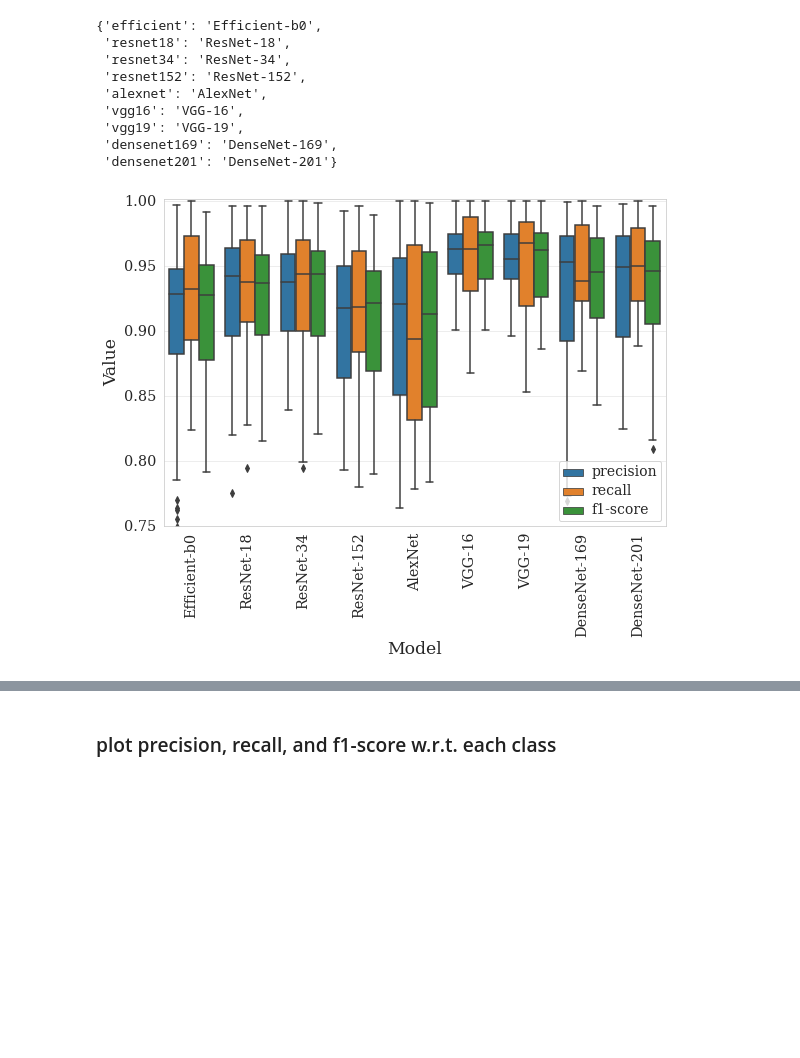
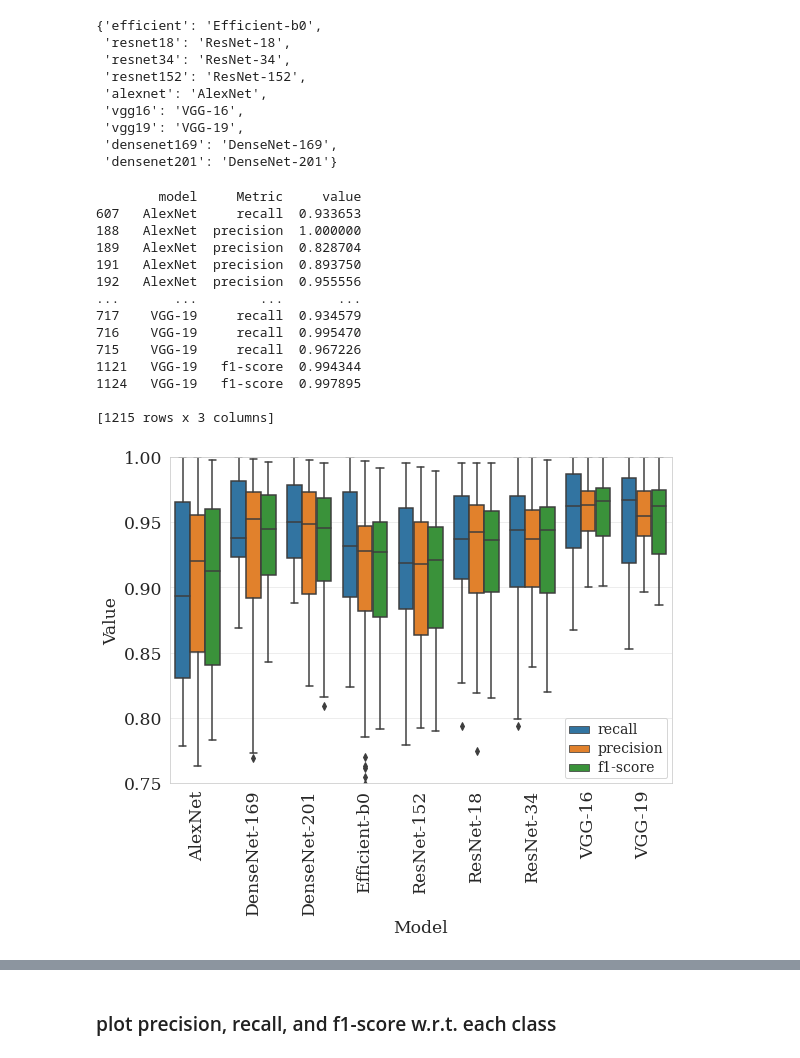
Before and after one commit to vprzybylo/cocpit, a Jupyter notebook: notebooks/make_plots.ipynb, the cells around one changed output, grey strips where cells are left out. Saved outputs shown, nothing was run; the diff lists cells and outputs as text; code cells hidden in the pictures; blank space fills up the shorter version.

```diff
--- a/notebooks/make_plots.ipynb
+++ b/notebooks/make_plots.ipynb
@@ -78,13 +97,29 @@ cocpit.classification_metrics.plot_confusion_matrix(all_preds, all_labels,
 # %% [markdown]
 A macro-average will compute the metric independently for each class and then take the average (hence treating all classes equally), whereas a micro-average will aggregate the contributions of all classes to compute the average metric. In a multi-class classification setup, macro-average is preferable if you suspect there might be class imbalance (i.e you may have many more examples of one class than of other classes).
 # %%
-#rename models for plotting
-model_names = ['efficient', 'resnet18', 'resnet34',
-               'resnet152', 'alexnet', 'vgg16', 'vgg19',
-               'densenet169', 'densenet201']
-new_names = ['Efficient-b0', 'ResNet-18', 'ResNet-34',
-               'ResNet-152', 'AlexNet', 'VGG-16', 'VGG-19',
-               'DenseNet-169', 'DenseNet-201']
+# rename models for plotting
+model_names = [
+    "efficient",
+    "resnet18",
+    "resnet34",
+    "resnet152",
+    "alexnet",
+    "vgg16",
+    "vgg19",
+    "densenet169",
+    "densenet201",
+]
+new_names = [
+    "Efficient-b0",
+    "ResNet-18",
+    "ResNet-34",
+    "ResNet-152",
+    "AlexNet",
+    "VGG-16",
+    "VGG-19",
+    "DenseNet-169",
+    "DenseNet-201",
+]
 convert_names = {model_names[i]: new_names[i] for i in range(len(new_names))}
 convert_names
 # %% [output]
@@ -98,14 +133,31 @@ convert_names
  'densenet169': 'DenseNet-169',
  'densenet201': 'DenseNet-201'}
 # %%
-'''
+"""
 classification report w.r.t. each model
 includes variability between classes and folds
-'''
-metric_filename = '/data/data/saved_accuracies/no_mask/save_val_metrics_e20_bs64_k5_9_no_blank.csv'
-save_name = '/data/data/plots/model_metrics_classes.pdf'
-cocpit.classification_metrics.plot_model_metric_folds(metric_filename, convert_names, save_name,
-                                                      plot_classes=True, save_fig=True)
+"""
+metric_filename = (
+    "/data/data/saved_accuracies/no_mask/save_val_metrics_e20_bs64_k5_9_no_blank.csv"
+)
+save_name = "/data/data/plots/model_metrics_noavg.pdf"
+cocpit.classification_metrics.plot_model_metric_folds(
+    metric_filename, convert_names, save_name, avg=None, save_fig=True
+)
 # %% [output]
+        model     Metric     value
+607   AlexNet     recall  0.933653
+188   AlexNet  precision  1.000000
+189   AlexNet  precision  0.828704
+191   AlexNet  precision  0.893750
+192   AlexNet  precision  0.955556
+...       ...        ...       ...
+717    VGG-19     recall  0.934579
+716    VGG-19     recall  0.995470
+715    VGG-19     recall  0.967226
+1121   VGG-19   f1-score  0.994344
+1124   VGG-19   f1-score  0.997895
+
+[1215 rows x 3 columns]
-[figure, old version]
+[figure, new version]
 # %%
```
Also changed, not shown: parts of 23 cells of this notebook, 50 other files.
